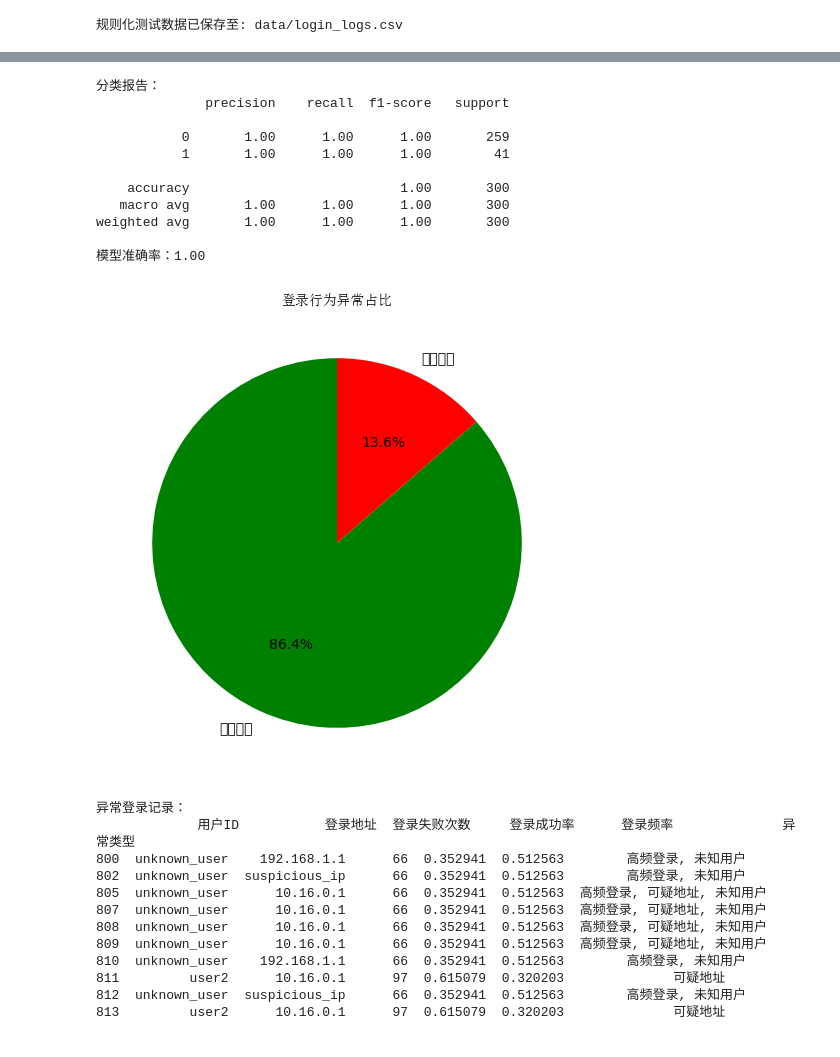
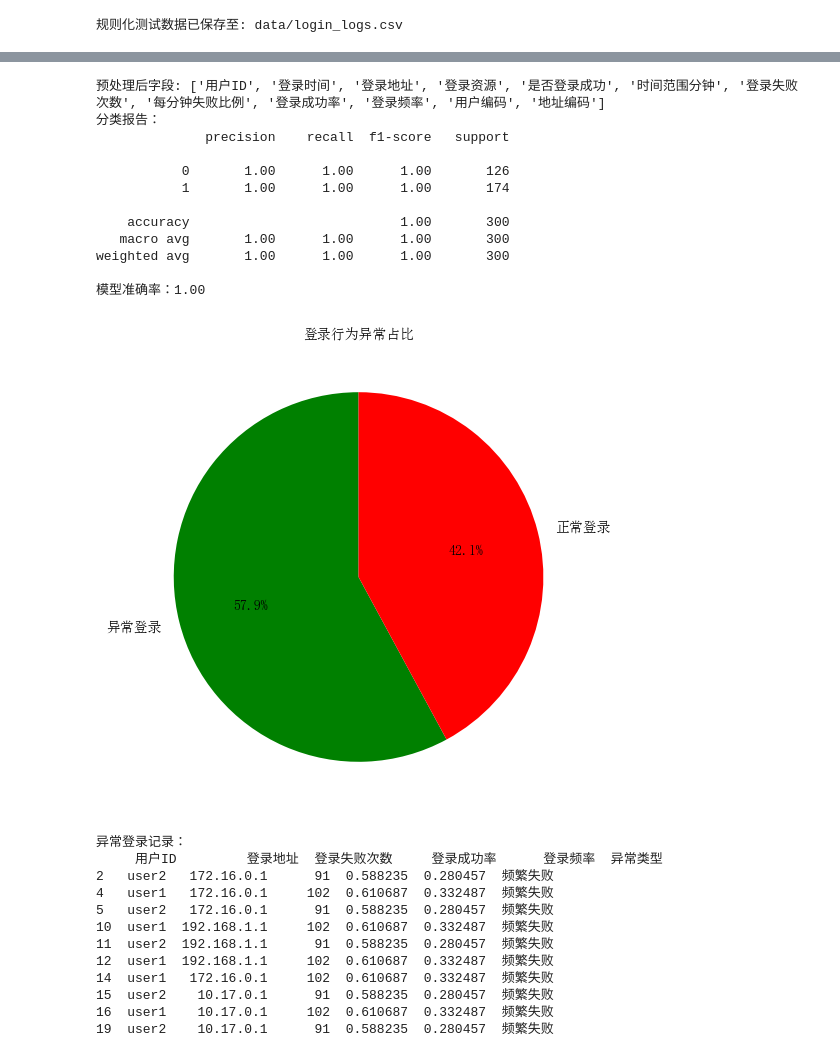
Before and after one commit to jhzhfree/ai_audit, a Jupyter notebook: jupyter/logs2.ipynb, the cells around one changed output, grey strips where cells are left out. Saved outputs shown, nothing was run; the diff lists cells and outputs as text; code cells hidden in the pictures.

```diff
--- a/jupyter/logs2.ipynb
+++ b/jupyter/logs2.ipynb
@@ -122,6 +122,10 @@ from sklearn.preprocessing import LabelEncoder
 import ipaddress
 import logging
 from matplotlib import font_manager as fm
+
+# 设置中文字体
+font_path = "conf/simsun.ttc"
+my_font = fm.FontProperties(fname=font_path)
 
 # ------------------------------
 # 设置日志
@@ -251,6 +255,7 @@ def preprocess_data(df):
     df["用户编码"] = encoder.fit_transform(df["用户ID"])
     df["地址编码"] = encoder.fit_transform(df["登录地址"])
 
+    print("预处理后字段:", df.columns.tolist())  # 调试输出
     logging.info("数据预处理完成")
     return df
 
@@ -289,16 +294,14 @@ def visualize_anomalies(df):
     anomaly_count = df["是否异常"].value_counts()
     labels = anomaly_count.index.map(lambda x: "异常登录" if x == 1 else "正常登录").tolist()
 
-    font_path = "../conf/simsun.ttc"
-    my_font = fm.FontProperties(fname=font_path)
-
     plt.figure(figsize=(6, 6))
     plt.pie(
         anomaly_count,
         labels=labels,
         autopct="%1.1f%%",
         startangle=90,
-        colors=["green", "red"][:len(anomaly_count)]
+        colors=["green", "red"][:len(anomaly_count)],
+        textprops={"fontproperties": my_font}  # 设置中文字体
     )
     plt.title("登录行为异常占比", fontproperties=my_font)
     plt.show()
@@ -321,7 +324,7 @@ if __name__ == "__main__":
     anomaly_rules = AnomalyRules()
     anomaly_rules.add_rule(
         "频繁失败",
-        lambda x: x["每分钟失败比例"] > 1,  # 每分钟失败比例大于0.1
+        lambda x: x["每分钟失败比例"] > 0.1,  # 每分钟失败比例大于0.1
         "每分钟失败比例超过 0.1"
     )
     anomaly_rules.add_rule(
@@ -368,24 +371,25 @@ if __name__ == "__main__":
+预处理后字段: ['用户ID', '登录时间', '登录地址', '登录资源', '是否登录成功', '时间范围分钟', '登录失败次数', '每分钟失败比例', '登录成功率', '登录频率', '用户编码', '地址编码']
 分类报告：
               precision    recall  f1-score   support
 
-           0       1.00      1.00      1.00       259
-           1       1.00      1.00      1.00        41
+           0       1.00      1.00      1.00       126
+           1       1.00      1.00      1.00       174
 
     accuracy                           1.00       300
    macro avg       1.00      1.00      1.00       300
 weighted avg       1.00      1.00      1.00       300
 
 模型准确率：1.00
-[figure, old version]
+[figure, new version]
 异常登录记录：
-             用户ID           登录地址  登录失败次数     登录成功率      登录频率              异常类型
-800  unknown_user    192.168.1.1      66  0.352941  0.512563        高频登录, 未知用户
-802  unknown_user  suspicious_ip      66  0.352941  0.512563        高频登录, 未知用户
-805  unknown_user      10.16.0.1      66  0.352941  0.512563  高频登录, 可疑地址, 未知用户
-807  unknown_user      10.16.0.1      66  0.352941  0.512563  高频登录, 可疑地址, 未知用户
-808  unknown_user      10.16.0.1      66  0.352941  0.512563  高频登录, 可疑地址, 未知用户
-809  unknown_user      10.16.0.1      66  0.352941  0.512563  高频登录, 可疑地址, 未知用户
-810  unknown_user    192.168.1.1      66  0.352941  0.512563        高频登录, 未知用户
-811         user2      10.16.0.1      97  0.615079  0.320203              可疑地址
-812  unknown_user  suspicious_ip      66  0.352941  0.512563        高频登录, 未知用户
-813         user2      10.16.0.1      97  0.615079  0.320203              可疑地址
+     用户ID         登录地址  登录失败次数     登录成功率      登录频率  异常类型
+2   user2   172.16.0.1      91  0.588235  0.280457  频繁失败
+4   user1   172.16.0.1     102  0.610687  0.332487  频繁失败
+5   user2   172.16.0.1      91  0.588235  0.280457  频繁失败
+10  user1  192.168.1.1     102  0.610687  0.332487  频繁失败
+11  user2  192.168.1.1      91  0.588235  0.280457  频繁失败
+12  user1  192.168.1.1     102  0.610687  0.332487  频繁失败
+14  user1   172.16.0.1     102  0.610687  0.332487  频繁失败
+15  user2    10.17.0.1      91  0.588235  0.280457  频繁失败
+16  user1    10.17.0.1     102  0.610687  0.332487  频繁失败
+19  user2    10.17.0.1      91  0.588235  0.280457  频繁失败
```
Also changed, not shown: parts of 1 cell of this notebook, 16 other files.
